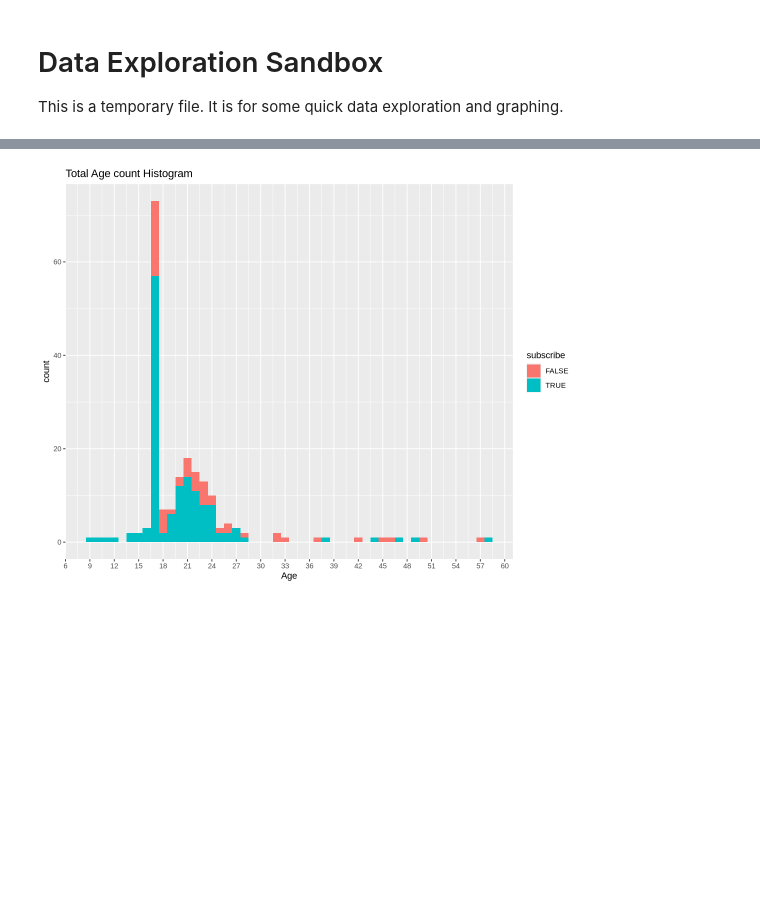
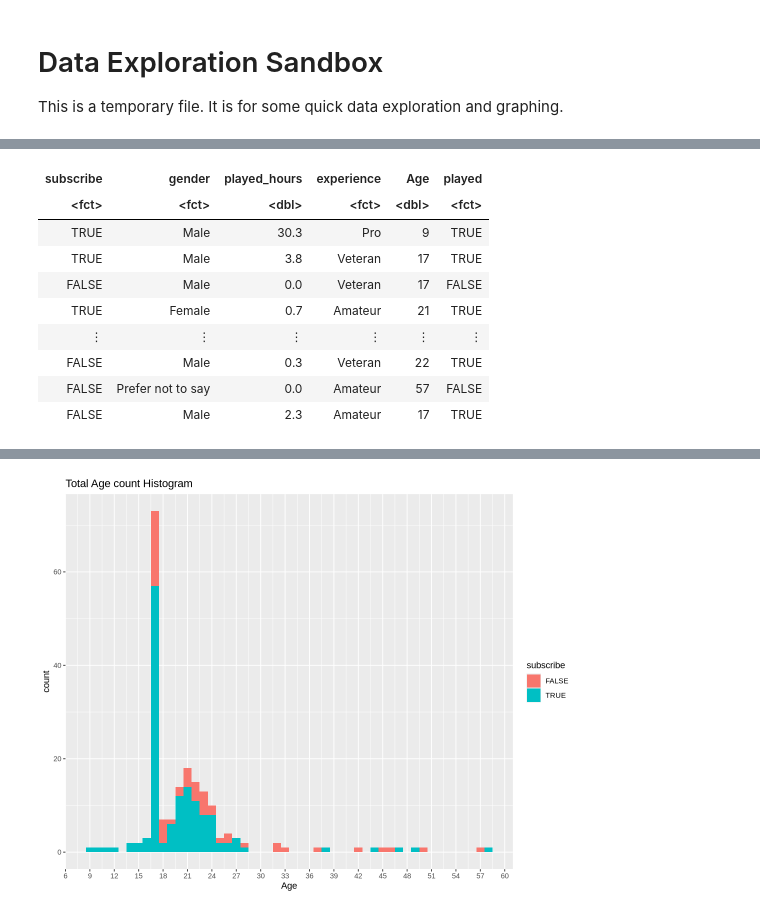
Before and after one commit to FabianoGLentini/player-subscription-ml, a Jupyter notebook: data_explore_sandbox.ipynb, the cells around one changed output, grey strips where cells are left out. Cells and saved outputs as stored; diff of their text form; code cells hidden in the pictures; blank space fills up the shorter version.

```diff
--- a/data_explore_sandbox.ipynb
+++ b/data_explore_sandbox.ipynb
@@ -28,23 +28,7 @@ player_df <- player_data |> # TODO must consider reworking a joining of some lab
                 gender = as_factor(gender),        # chr -> fct for analysis and modeling
                 played = factor(as.logical(played_hours)),
                 experience = as_factor(experience) # chr -> fct for analysis and modeling
-            ) |>
-                 mutate(gender = fct_recode(gender,
-                                    "Non-binary/Other" = "Agender",
-                                    "Non-binary/Other" = "Non-binary",
-                                     "Non-binary/Other" = "Two-Spirited",
-                                    "Non-binary/Other" = "Other"
-                                      ))
+            )
 
-# player_df
-# test_ag <- player_df |>
-#             group_by(gender) |>
-#             select(gender) |>
-#             mutate(gender = fct_recode(gender,
-#                                     "Non-binary/Other" = "Agender",
-#                                     "Non-binary/Other" = "Non-binary",
-#                                      "Non-binary/Other" = "Two-Spirited",
-#                                       ))
-
-# test_ag
+player_df
 # %% [output]
@@ -56,3 +36,13 @@ Caused by warning:
+| subscribe | gender | played_hours | experience | Age | played |
+| <fct> | <fct> | <dbl> | <fct> | <dbl> | <fct> |
+| TRUE | Male | 30.3 | Pro | 9 | TRUE |
+| TRUE | Male | 3.8 | Veteran | 17 | TRUE |
+| FALSE | Male | 0.0 | Veteran | 17 | FALSE |
+| TRUE | Female | 0.7 | Amateur | 21 | TRUE |
+| ⋮ | ⋮ | ⋮ | ⋮ | ⋮ | ⋮ |
+| FALSE | Male | 0.3 | Veteran | 22 | TRUE |
+| FALSE | Prefer not to say | 0.0 | Amateur | 57 | FALSE |
+| FALSE | Male | 2.3 | Amateur | 17 | TRUE |
 # %%
 # RAW DATA summarize
 count_sub_gen <- group_by(player_df, gender) |>
```
Also changed, not shown: parts of 5 cells of this notebook.
